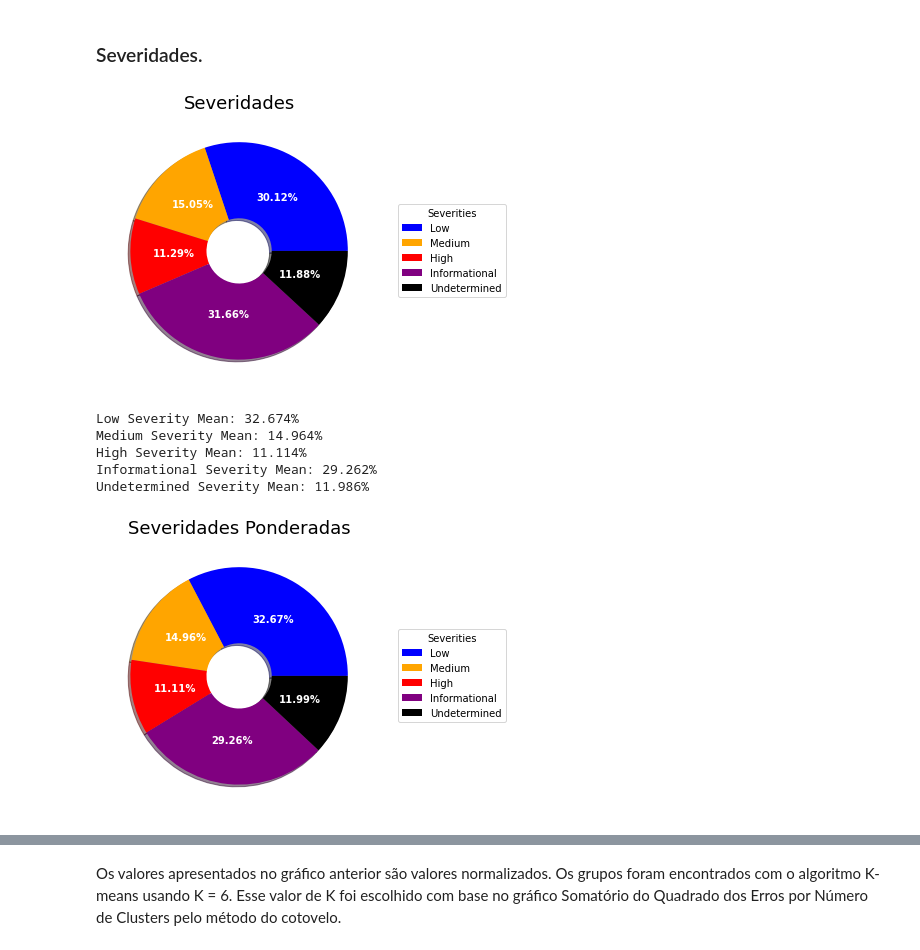
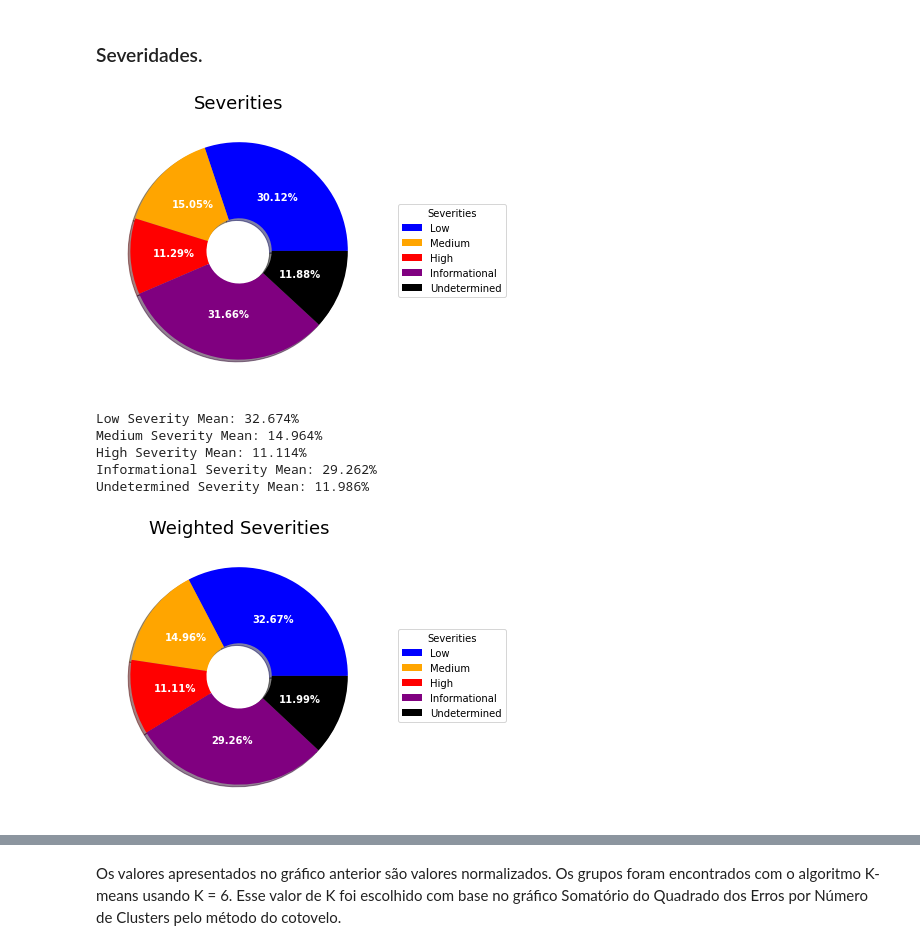
Before and after one commit to TelergySoftware/AIAGRV, a Jupyter notebook: sources/data/src/data_analisys.ipynb, the cells around one changed output, grey strips where cells are left out. Cells and saved outputs as stored; diff of their text form; code cells hidden in the pictures.

```diff
--- a/sources/data/src/data_analisys.ipynb
+++ b/sources/data/src/data_analisys.ipynb
@@ -48,14 +48,14 @@ wedges, texts, autotexts = ax.pie(severities_count['quantity'],
                            autopct='%.2f%%',
                            textprops=dict(color='w'))
 plt.setp(autotexts, size=10, weight='bold')
-ax.set_title('Severidades', size=18)
+ax.set_title('Severities', size=18)
 ax.legend(wedges, severities,
           title='Severities',
           loc='right',
           bbox_to_anchor=(1, 0, 0.5, 1))
 plt.show()
 # %% [output]
-[figure, old version]
+[figure, new version]
 # %%
 auditors_vs_severity = {'auditor': [],
                         'severity':
@@ -103,20 +103,20 @@ Undetermined Severity Mean: 11.986%
 # %%
 fig, ax = plt.subplots(figsize=(10, 5), subplot_kw=dict(aspect='equal'))
 wedges, texts, autotexts = ax.pie([low_mean, medium_mean, high_mean, informational_mean, undetermined_mean],
                            colors=['blue', 'orange', 'red', 'purple', 'black'],
                            shadow=True,
                            wedgeprops=dict(width=0.7),
                            autopct='%.2f%%',
                            textprops=dict(color='w'))
 plt.setp(autotexts, size=10, weight='bold')
-ax.set_title('Severidades Ponderadas', size=18)
+ax.set_title('Weighted Severities', size=18)
 ax.legend(wedges, severities,
           title='Severities',
           loc='right',
           bbox_to_anchor=(1, 0, 0.5, 1))
 plt.show()
 # %% [output]
-[figure, old version]
+[figure, new version]
 # %%
 width = 0.15
 x = np.arange(len(auditors_vs_severity['auditor']))
```
Also changed, not shown: parts of 12 cells of this notebook.
